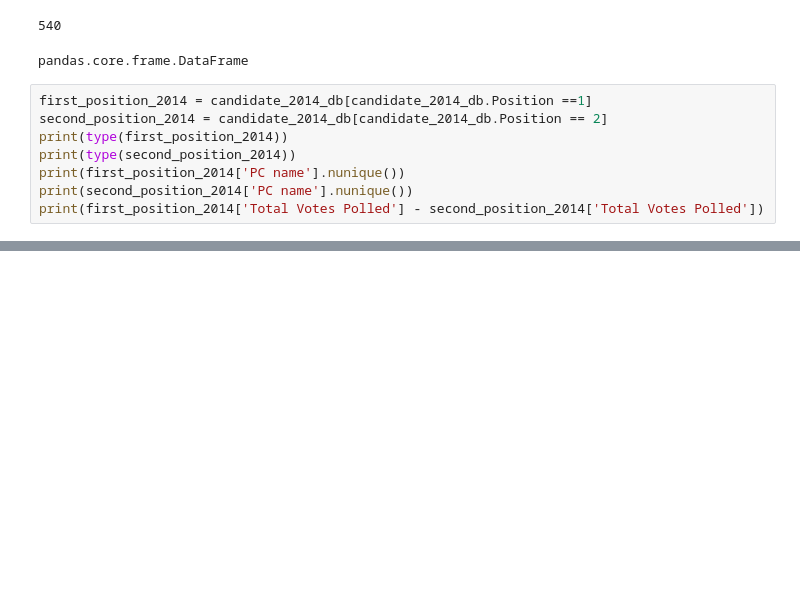
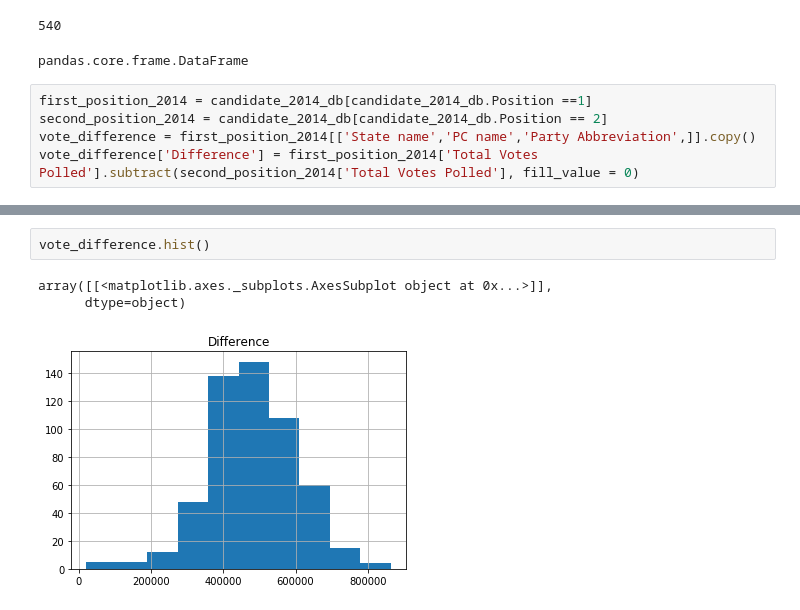
Before and after one commit to ShaibalNM/Data-Science-Projects, a Jupyter notebook: Election Data.ipynb, the cells around one changed output, grey strips where cells are left out. Saved outputs shown, nothing was run; the diff lists cells and outputs as text; blank space fills up the shorter version.

```diff
--- a/Election Data.ipynb
+++ b/Election Data.ipynb
@@ -182,8 +182,5 @@ pandas.core.frame.DataFrame
 # %%
 first_position_2014 = candidate_2014_db[candidate_2014_db.Position ==1]
 second_position_2014 = candidate_2014_db[candidate_2014_db.Position == 2]
-print(type(first_position_2014))
-print(type(second_position_2014))
-print(first_position_2014['PC name'].nunique())
-print(second_position_2014['PC name'].nunique())
-print(first_position_2014['Total Votes Polled'] - second_position_2014['Total Votes Polled'])
+vote_difference = first_position_2014[['State name','PC name','Party Abbreviation',]].copy()
+vote_difference['Difference'] = first_position_2014['Total Votes Polled'].subtract(second_position_2014['Total Votes Polled'], fill_value = 0)
@@ -207,0 +224,6 @@ Name: Total Votes Polled, Length: 1086, dtype: float64
+# %%
+vote_difference.hist()
+# %% [output]
+array([[<matplotlib.axes._subplots.AxesSubplot object at 0x...>]],
+      dtype=object)
+[figure, added]
```
Also changed, not shown: parts of 8 cells of this notebook.
